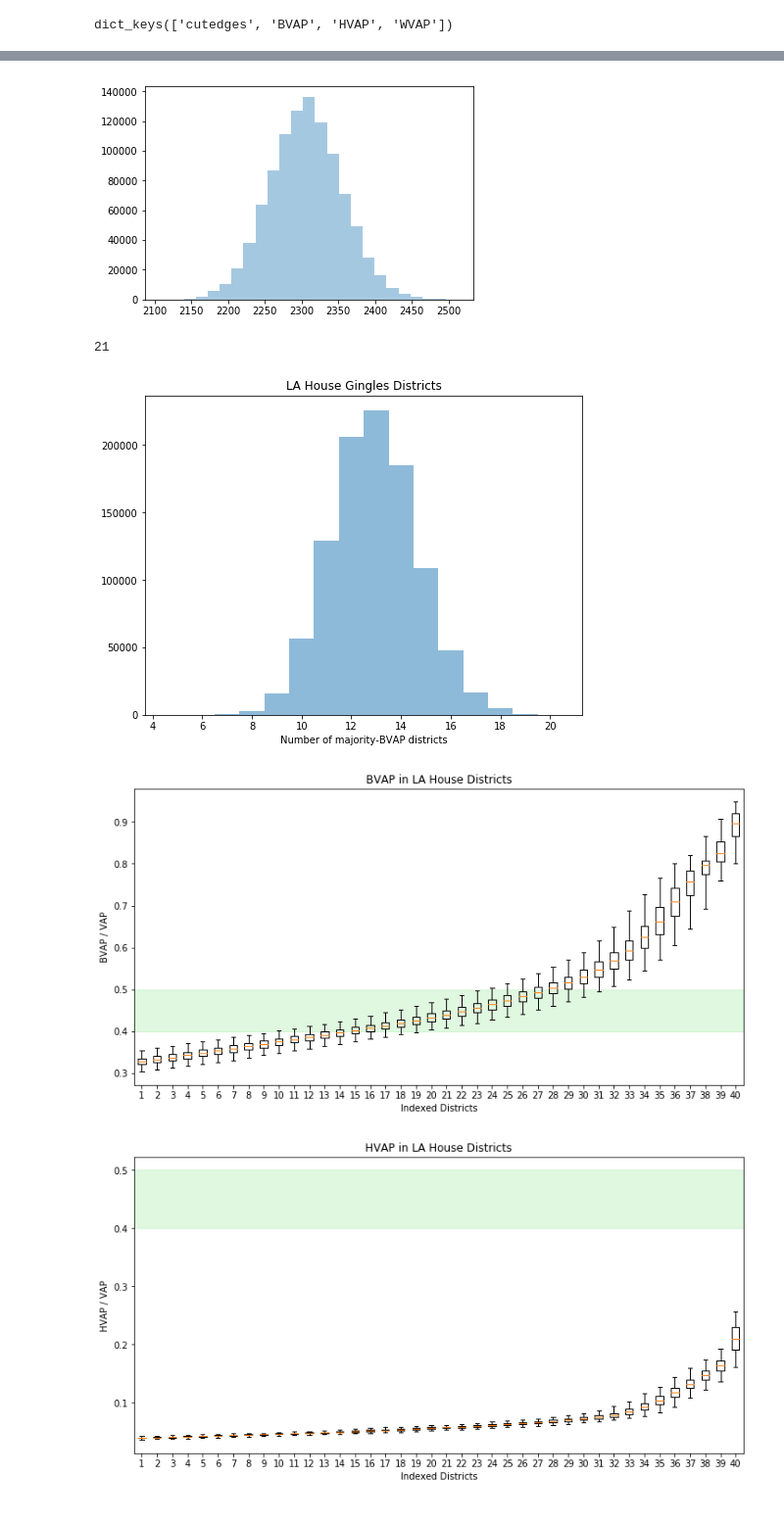
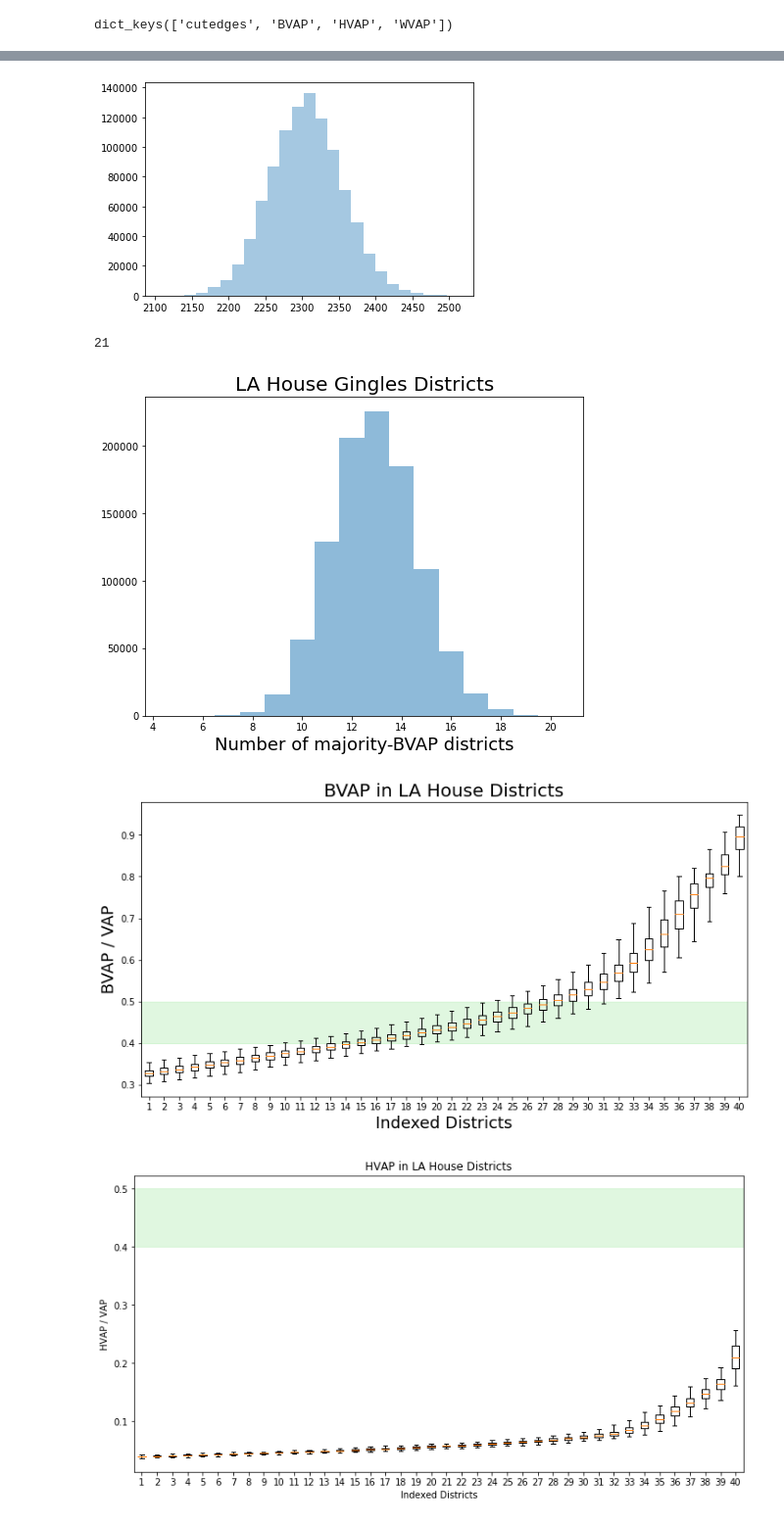
Before and after one commit to vrdi/shortbursts-gingles, a Jupyter notebook: state_experiments/LA_results.ipynb, the cells around one changed output, grey strips where cells are left out. Shown: that part at 98% size. Saved outputs shown, nothing was run; the diff lists cells and outputs as text; code cells hidden in the pictures.

```diff
--- a/state_experiments/LA_results.ipynb
+++ b/state_experiments/LA_results.ipynb
@@ -60,5 +56,5 @@ df_LA_nwvap = create_state_df(la_runs_nwvap)
 # %%
-ubs = glob.glob("/cluster/tufts/mggg/jmatth03/unbiased_LA/LA_dists105_4.5%_100000_unbiased_*.p")
+ubs = glob.glob("data/unbiased_LA/LA_dists105_4.5%_100000_unbiased_*.p")
 ub_runs = {}
 for i, run in enumerate(ubs):
      with open(run, "rb") as f:
@@ -85,7 +89,7 @@ wvap = foldl(lambda x,y: np.concatenate((x,y["WVAP"]), axis=0), runs[0]["WVAP"],
 sns.distplot(cut_edges, kde=False, bins=25)
 plt.show()
 # %% [output]
-[figure, old version]
+[figure, new version]
 # %%
 majority_bvap_dists = list(map(lambda p: np.sum(p > 0.5), bvap))
 # %%
@@ -95,23 +99,23 @@ max(majority_bvap_dists)
 # %%
 plt.figure(figsize=(8,6))
 plt.hist(majority_bvap_dists, bins=np.arange(5,22) - 0.5, alpha=0.5)
-plt.title("LA House Gingles Districts")
-plt.xlabel("Number of majority-BVAP districts")
+plt.title("LA House Gingles Districts", fontsize=20)
+plt.xlabel("Number of majority-BVAP districts", fontsize=18)
 plt.savefig("plots/unbiased_hist.png", dpi=200, bbox_inches='tight')
 plt.show()
 # %% [output]
-[figure, old version]
+[figure, new version]
 # %%
 plt.figure(figsize=(12,6))
 plt.boxplot(bvap[:,65:], whis=(1,99), showfliers=False)
 plt.axhspan(0.40, 0.50, color="limegreen", alpha=0.15, zorder=0)
-plt.title("BVAP in LA House Districts")
-plt.xlabel("Indexed Districts")
-plt.ylabel("BVAP / VAP")
+plt.title("BVAP in LA House Districts", fontsize=20)
+plt.xlabel("Indexed Districts", fontsize=18)
+plt.ylabel("BVAP / VAP", fontsize=18)
 plt.savefig("plots/unbiased_boxplot.png", dpi=200, bbox_inches='tight')
 plt.show()
 # %% [output]
-[figure, old version]
+[figure, new version]
 # %%
 plt.figure(figsize=(12,6))
 plt.boxplot(hvap[:,65:], whis=(1,99), showfliers=False)
```
Also changed, not shown: parts of 15 cells of this notebook, 16 other files.
